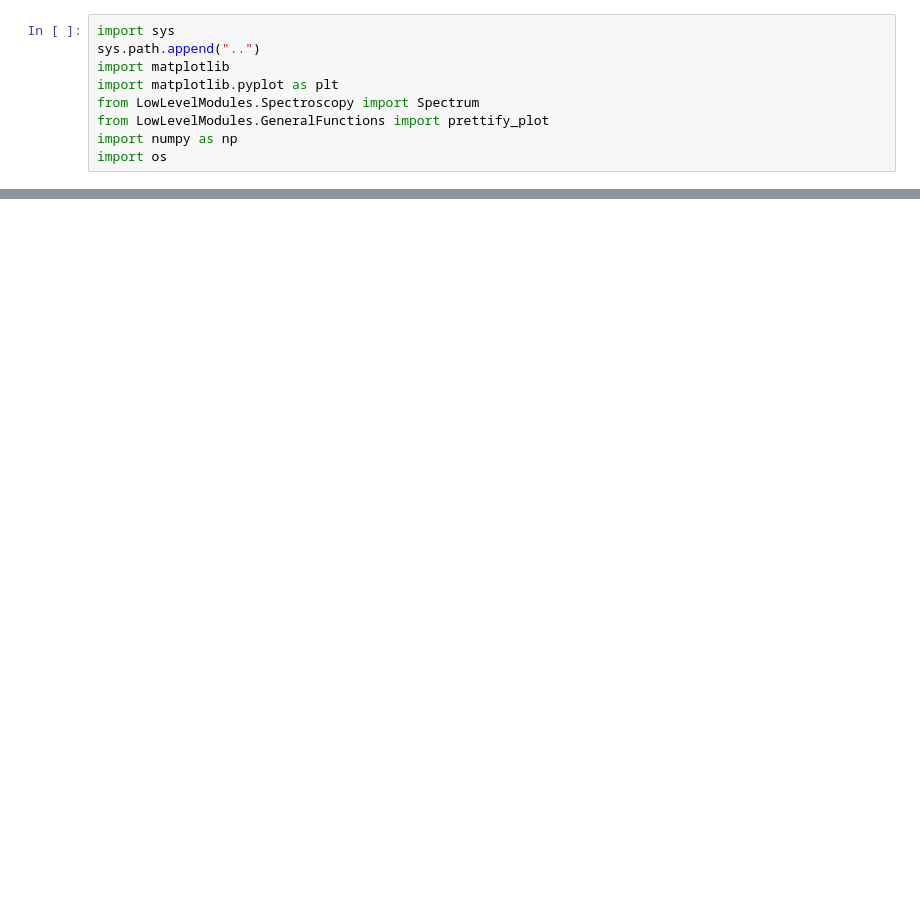
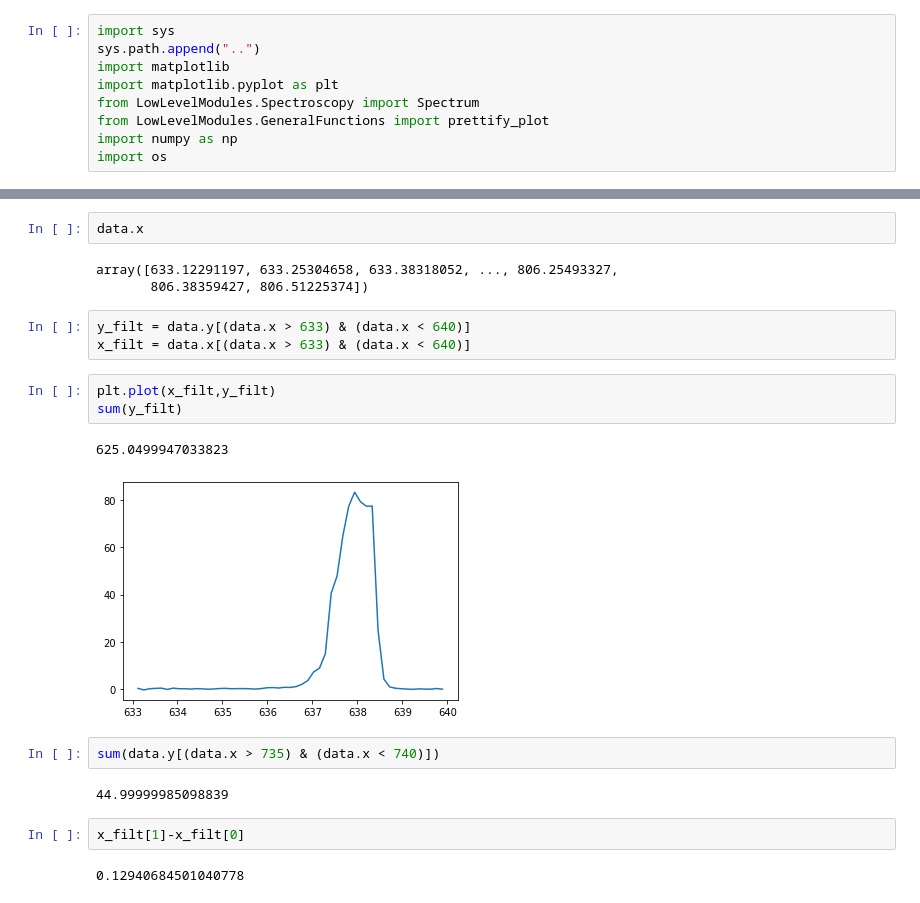
Before and after one commit to RaphaelSura/PythonPhotonicsLab, a Jupyter notebook: AnalyzeData/PlotAllSpectra.ipynb, the cells around one changed output, grey strips where cells are left out. Cells and saved outputs as stored; diff of their text form; blank space fills up the shorter version.

```diff
--- a/AnalyzeData/PlotAllSpectra.ipynb
+++ b/AnalyzeData/PlotAllSpectra.ipynb
@@ -45,0 +88,22 @@ All spectra exported as PNGs
+# %%
+data.x
+# %% [output]
+array([633.12291197, 633.25304658, 633.38318052, ..., 806.25493327,
+       806.38359427, 806.51225374])
+# %%
+y_filt = data.y[(data.x > 633) & (data.x < 640)]
+x_filt = data.x[(data.x > 633) & (data.x < 640)]
+# %%
+plt.plot(x_filt,y_filt)
+sum(y_filt)
+# %% [output]
+625.0499947033823
+[figure, added]
+# %%
+sum(data.y[(data.x > 735) & (data.x < 740)])
+# %% [output]
+44.99999985098839
+# %%
+x_filt[1]-x_filt[0]
+# %% [output]
+0.12940684501040778
```
Also changed, not shown: parts of 17 cells of this notebook, 55 other files.
